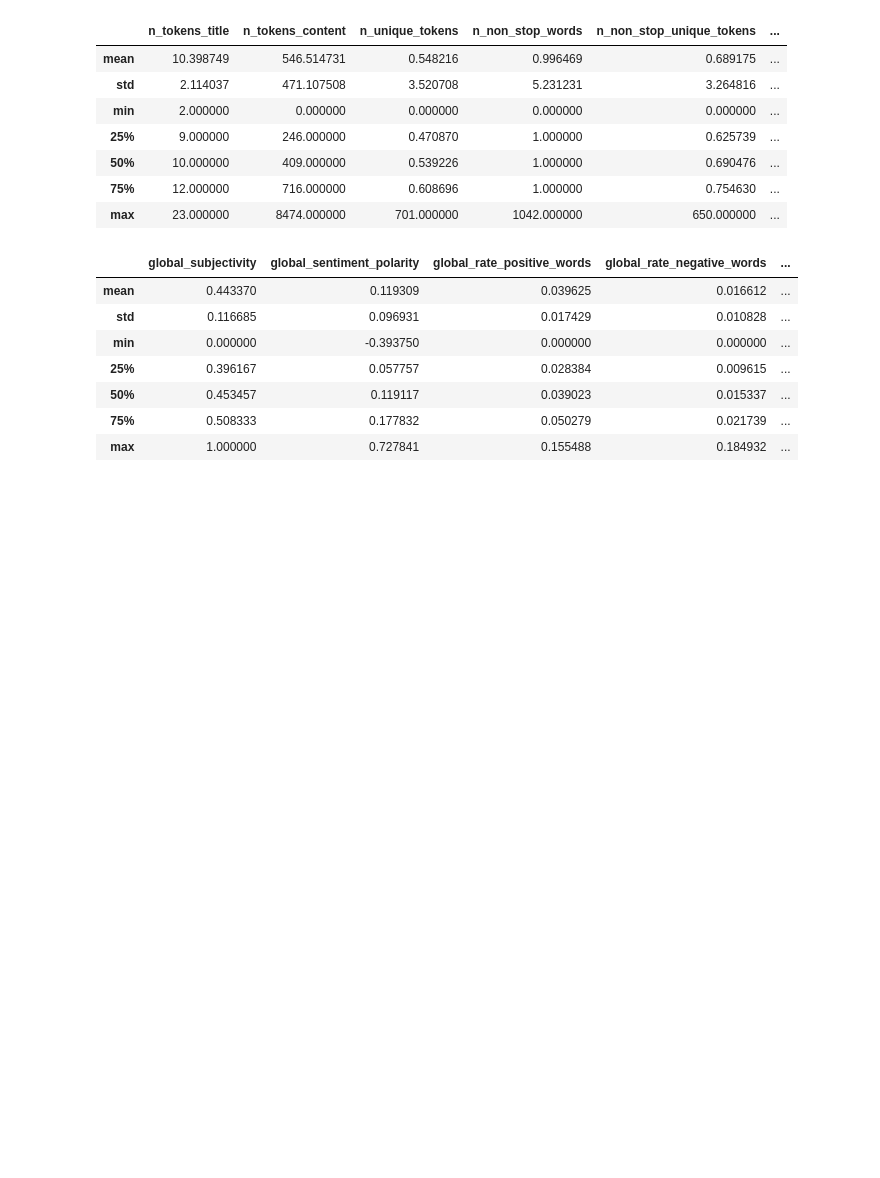
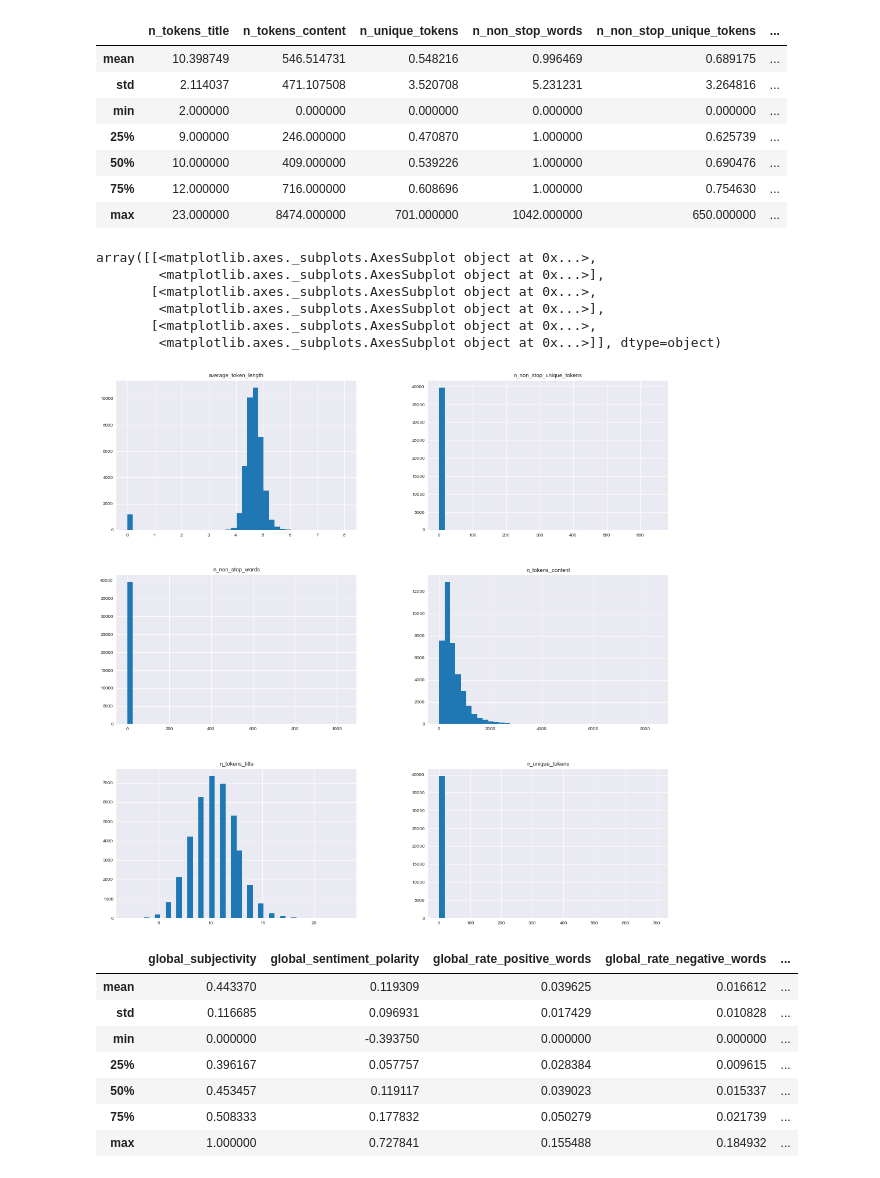
Before and after one commit to SheenaDub/DataHunters, a Jupyter notebook: Data_quality_report_plan.ipynb, the cells around one changed output. Drawn from its saved outputs; the diff is of its cells as text; code cells hidden in the pictures; blank space fills up the shorter version.

```diff
--- a/Data_quality_report_plan.ipynb
+++ b/Data_quality_report_plan.ipynb
@@ -13,0 +113,5 @@ pd.options.display.width=None
+# %%
+#Insert new column 'weekday', with a placeholder value in it for the moment.
+df['weekday'] = 'no day yet'
+df['channel'] = 'no channel'
+df.head()
@@ -13,0 +125,32 @@ pd.options.display.width=None
+# %%
+#Change value of new 'weekday' column to appropriate value based on the value of the other 'days of the week' columns
+for i, row in df.iterrows():
+    if df.at[i,'weekday_is_monday']==1.0:
+        df.at[i, 'weekday'] = 'monday'
+    elif df.at[i,'weekday_is_tuesday']==1.0:
+        df.at[i, 'weekday'] = 'tuesday'
+    elif df.at[i, 'weekday_is_wednesday']==1.0:
+        df.at[i, 'weekday'] = 'wednesday'
+    elif df.at[i, 'weekday_is_thursday']==1.0:
+        df.at[i, 'weekday'] = 'thursday'
+    elif df.at[i,'weekday_is_friday']==1.0:
+        df.at[i, 'weekday'] = 'friday'
+    elif df.at[i, 'weekday_is_saturday']==1.0:
+        df.at[i, 'weekday'] = 'saturday'
+    elif df.at[i,'weekday_is_sunday']==1.0:
+        df.at[i, 'weekday'] = 'sunday'
+# %%
+#Change value of new 'channel' column to appropriate value based on the value of the other 'data channel' columns
+for i, row in df.iterrows():
+    if df.at[i,'data_channel_is_lifestyle']==1.0:
+        df.at[i, 'channel'] = 'lifestyle'
+    elif df.at[i,'data_channel_is_entertainment']==1.0:
+        df.at[i, 'channel'] = 'entertainment'
+    elif df.at[i, 'data_channel_is_bus']==1.0:
+        df.at[i, 'channel'] = 'bus'
+    elif df.at[i, 'data_channel_is_socmed']==1.0:
+        df.at[i, 'channel'] = 'socmed'
+    elif df.at[i,'data_channel_is_tech']==1.0:
+        df.at[i, 'channel'] = 'tech'
+    elif df.at[i, 'data_channel_is_world']==1.0:
+        df.at[i, 'channel'] = 'world'
@@ -13,0 +159,4 @@ pd.options.display.width=None
+# %%
+#Converting the newly added columns to categorical columns
+df['weekday']=df['weekday'].astype('category')
+df['channel']=df['channel'].astype('category')
@@ -161,6 +341,17 @@ df_text_stats.describe().drop('count')
 | 50% | 10.000000 | 409.000000 | 0.539226 | 1.000000 | 0.690476 | ... |
 | 75% | 12.000000 | 716.000000 | 0.608696 | 1.000000 | 0.754630 | ... |
 | max | 23.000000 | 8474.000000 | 701.000000 | 1042.000000 | 650.000000 | ... |
+# %%
+#histograms for the above features
+df_text_stats.hist(figsize=(17,17), bins=40)
+# %% [output]
+array([[<matplotlib.axes._subplots.AxesSubplot object at 0x...>,
+        <matplotlib.axes._subplots.AxesSubplot object at 0x...>],
+       [<matplotlib.axes._subplots.AxesSubplot object at 0x...>,
+        <matplotlib.axes._subplots.AxesSubplot object at 0x...>],
+       [<matplotlib.axes._subplots.AxesSubplot object at 0x...>,
+        <matplotlib.axes._subplots.AxesSubplot object at 0x...>]], dtype=object)
+[figure, added]
 # %%
 # this group of features are generated using natural language processing methods.
 # note: the lda topic features are also nlp, but are parts of a single categorical feature, which requires a
```
Also changed, not shown: parts of 52 cells of this notebook.
